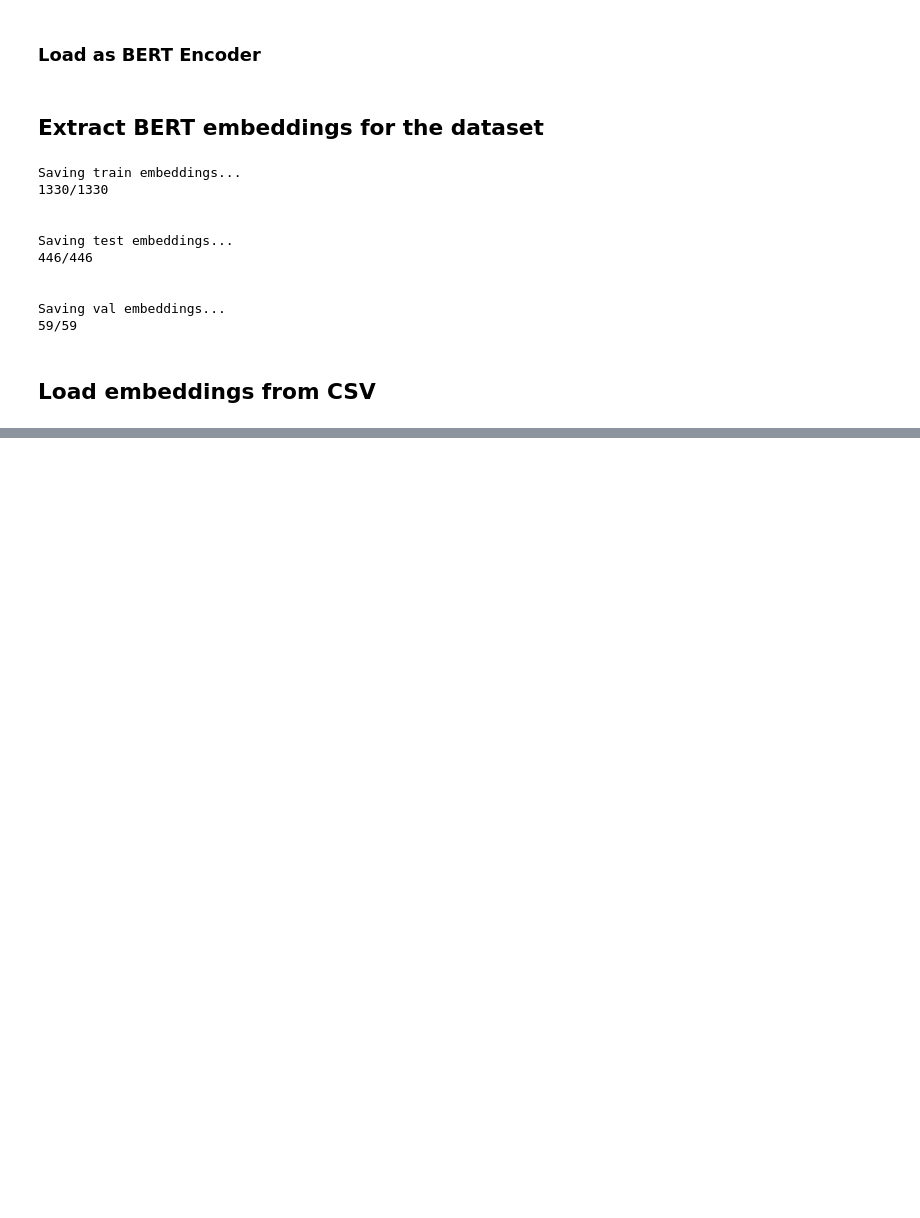
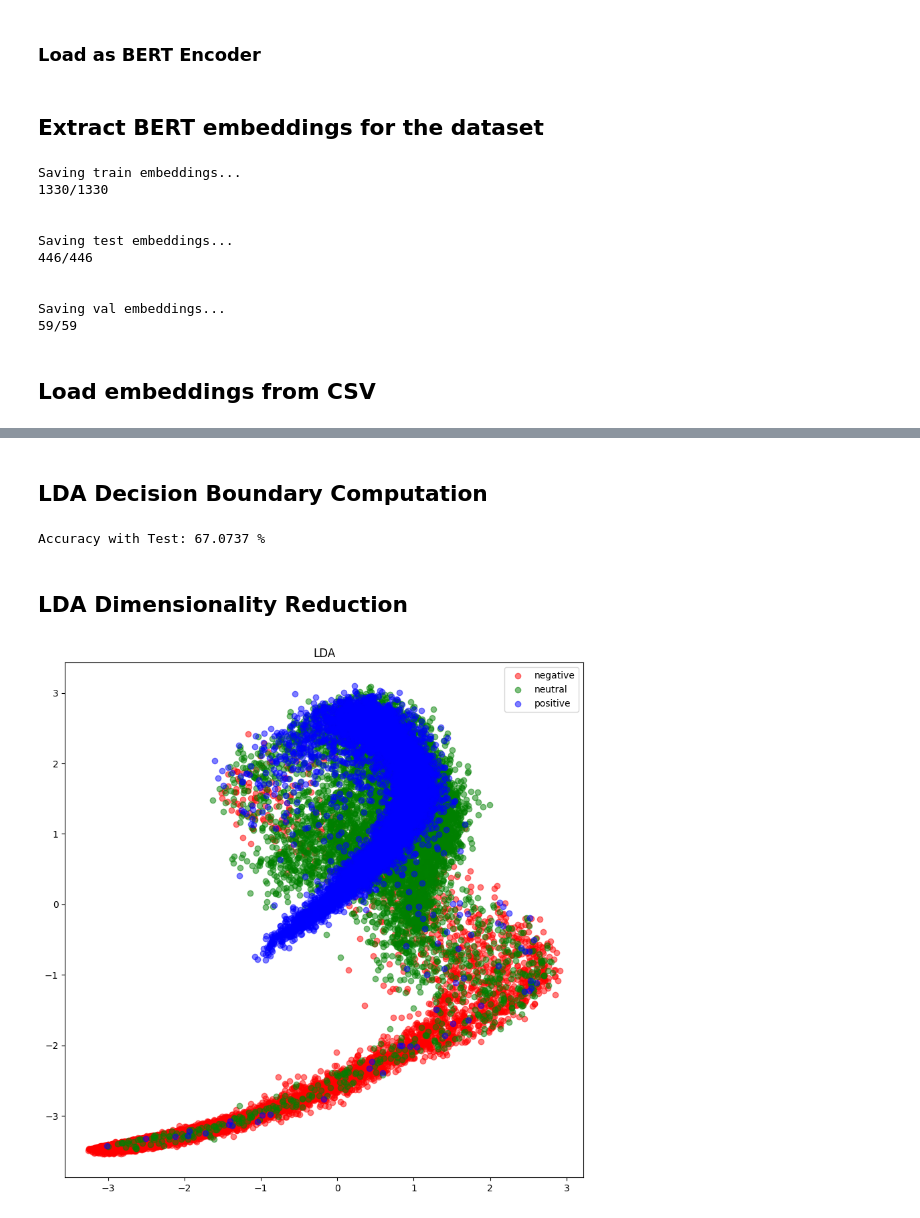
Before and after one commit to UltraArceus3/SentimentAnalysisLDA, a Jupyter notebook: main.ipynb, the cells around one changed output, grey strips where cells are left out. Drawn from its saved outputs; the diff is of its cells as text; code cells hidden in the pictures; blank space fills up the shorter version.

Commit message:
LDA Decision Boundary + Dim. Reduction

```diff
--- a/main.ipynb
+++ b/main.ipynb
@@ -327,0 +339,4 @@ val_emb = pd.read_csv('data/val_embeddings.csv')
+# %% [markdown]
+## LDA Decision Boundary Computation
+# %%
+X_train_emb, y_train_emb = train_emb.drop('label', axis=1), train_emb['label']
@@ -327,0 +345,13 @@ val_emb = pd.read_csv('data/val_embeddings.csv')
+# %%
+N = X_train_emb.shape[0]
+n_cl = len(np.unique(y_train_emb))
+n_f = X_train_emb.shape[1]
+
+N_t = np.array([np.sum(y_train_emb == i) for i in range (n_cl)])
+mu_t = np.array([(1/N_t[i])*np.sum(X_train_emb[y_train_emb == i], axis=0)
+             for i in range (n_cl)])
+
+Mu = np.sum(mu_t,axis=0)/n_cl
+mu_t_array = np.array([mu_t[int(y_train_emb[i])] for i in range(N)])
+
+xmu = X_train_emb - mu_t_array
@@ -327,0 +366,34 @@ val_emb = pd.read_csv('data/val_embeddings.csv')
+# %%
+accuracy = np.sum(t_pred == y_test_emb)/len(y_test_emb)*100
+print("Accuracy with Test:", accuracy.round(4),"%")
+# %% [output]
+Accuracy with Test: 67.0737 %
+# %% [markdown]
+## LDA Dimensionality Reduction
+# %%
+X = X_train_emb
+y = y_train_emb
+# %%
+B=np.sum([N_t[i]*mu_t[i].reshape(-1,1)@mu_t[i].reshape(1,-1)
+                   for i in range(n_cl)],0)
+
+W = xmu.T @ xmu
+
+L, P = np.linalg.eigh(np.linalg.inv(W)@B)
+
+x_cent = X - Mu
+PC2 = x_cent @ P
+PC2 = PC2.to_numpy()
+# %%
+plt.figure(figsize=(10,10))
+colors = ['r',"g",'b']
+alphas = [0.5,0.5,0.5]
+for i in range(n_cl):
+    plt.scatter(PC2[y.to_numpy() == i, n_f - 1], PC2[y.to_numpy() == i, n_f - 2],
+                c = colors[i], label = id2label[i], alpha=alphas[i])
+plt.legend()
+plt.title('LDA')
+
+plt.show()
+# %% [output]
+[figure, added]
```
Also changed, not shown: parts of 7 cells of this notebook.
